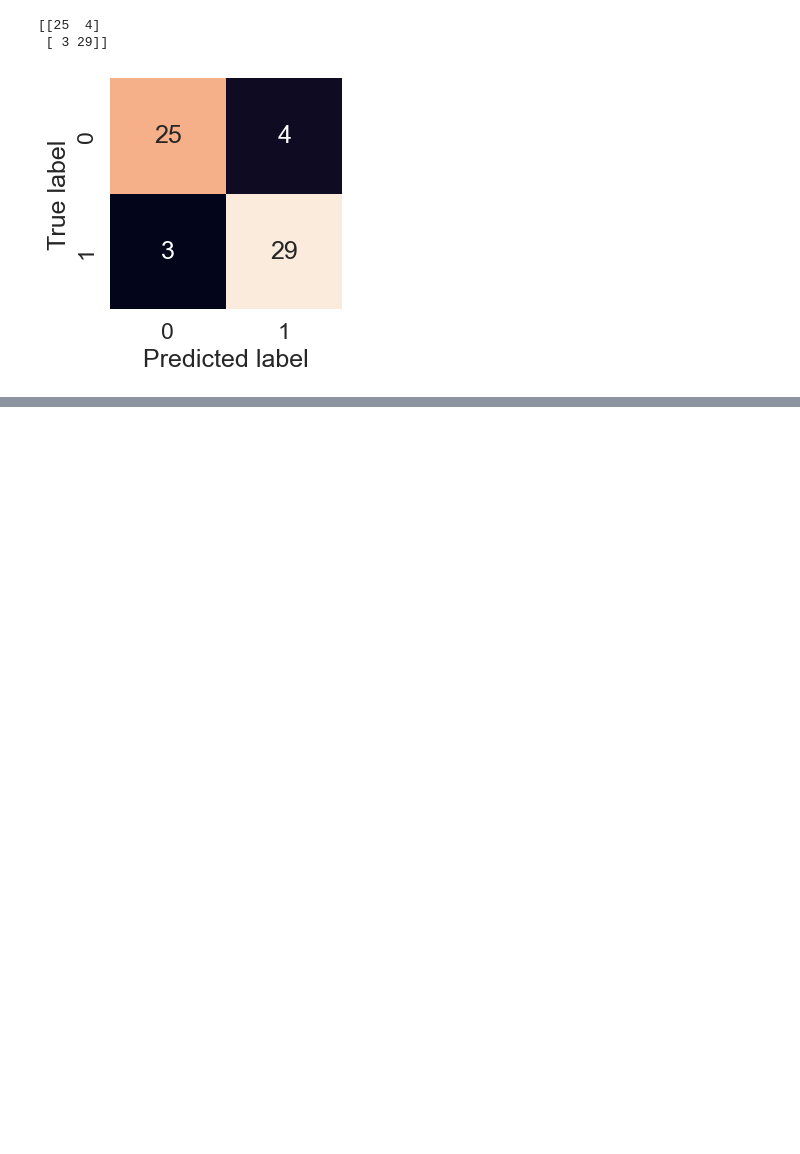
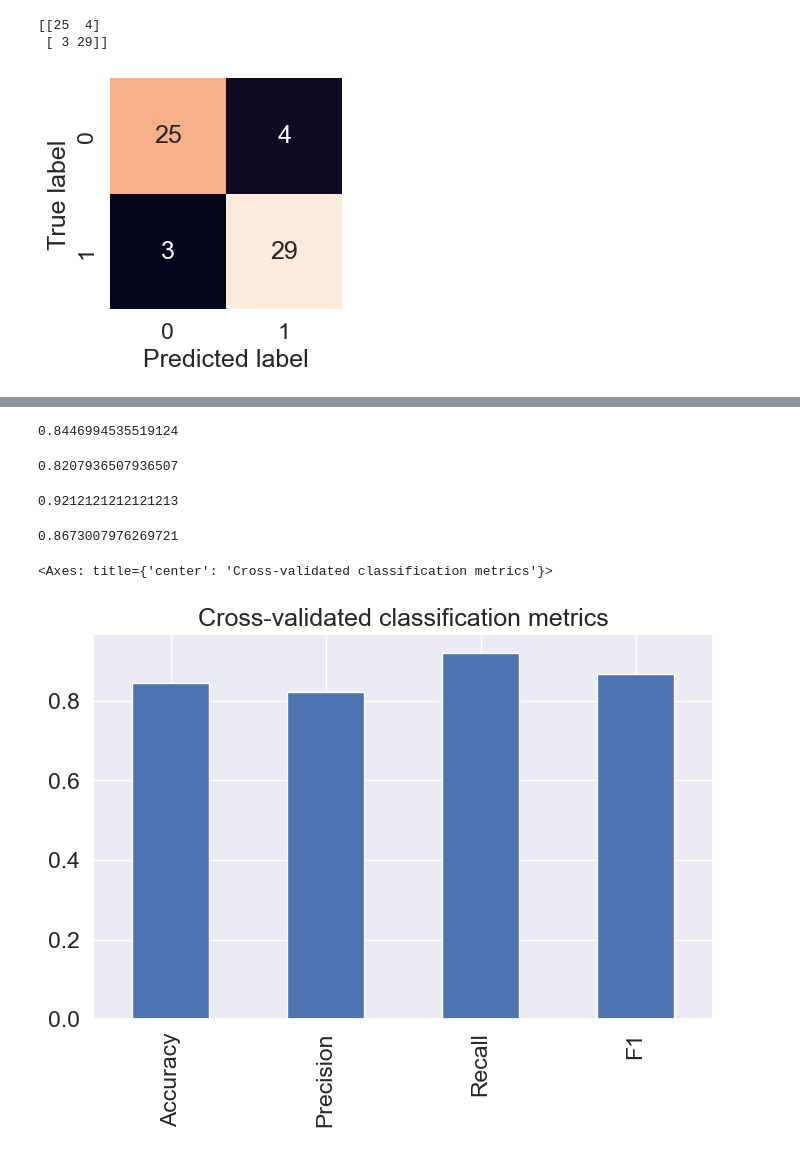
Before and after one commit to abdullahsultan/ML_Understanding, a Jupyter notebook: EndToEndHeartDiseaseClassification.ipynb, the cells around one changed output, grey strips where cells are left out. Saved outputs shown, nothing was run; the diff lists cells and outputs as text; code cells hidden in the pictures; blank space fills up the shorter version.

```diff
--- a/EndToEndHeartDiseaseClassification.ipynb
+++ b/EndToEndHeartDiseaseClassification.ipynb
@@ -576,0 +601,43 @@ plot_conf_mat(Y_test, y_preds)
+# %%
+# Cross validated accuracy
+
+cv_acc = cross_val_score(clf, X, Y, cv=5, scoring="accuracy")
+cv_acc.mean()
+# %% [output]
+0.8446994535519124
+# %%
+# Cross validation precision
+
+cv_precision = cross_val_score(clf, X, Y, cv=5, scoring="precision")
+cv_precision.mean()
+# %% [output]
+0.8207936507936507
+# %%
+# Cross validation recall
+
+cv_recall = cross_val_score(clf, X, Y, cv=5, scoring="recall")
+cv_recall.mean()
+# %% [output]
+0.9212121212121213
+# %%
+# Cross validation f1-score
+
+cv_f1 = cross_val_score(clf, X, Y, cv=5, scoring="f1")
+cv_f1.mean()
+# %% [output]
+0.8673007976269721
+# %%
+# Visualize cross validated matrix
+cv_metrics = pd.DataFrame( {"Accuracy": cv_acc.mean(),
+                            "Precision": cv_precision.mean(),
+                            "Recall": cv_recall.mean(),
+                            "F1": cv_f1.mean()},
+                          index=[0])
+cv_metrics.T.plot(kind='bar',
+                title = "Cross-validated classification metrics",
+                figsize=(8,5)
+                  , legend=False
+               )
+# %% [output]
+<Axes: title={'center': 'Cross-validated classification metrics'}>
+[figure, added]
```
Also changed, not shown: parts of 15 cells of this notebook.
